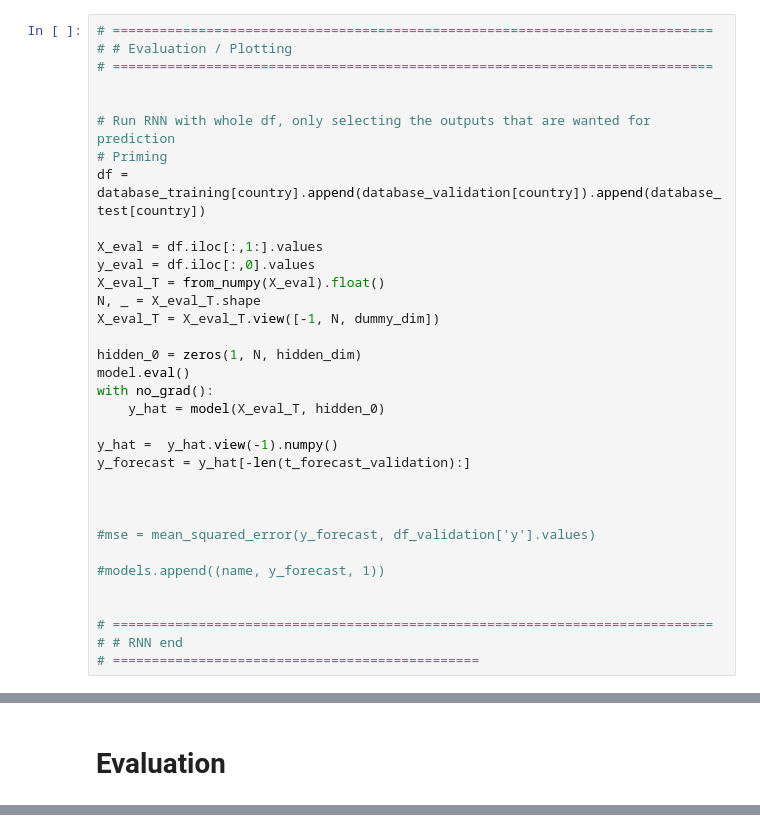
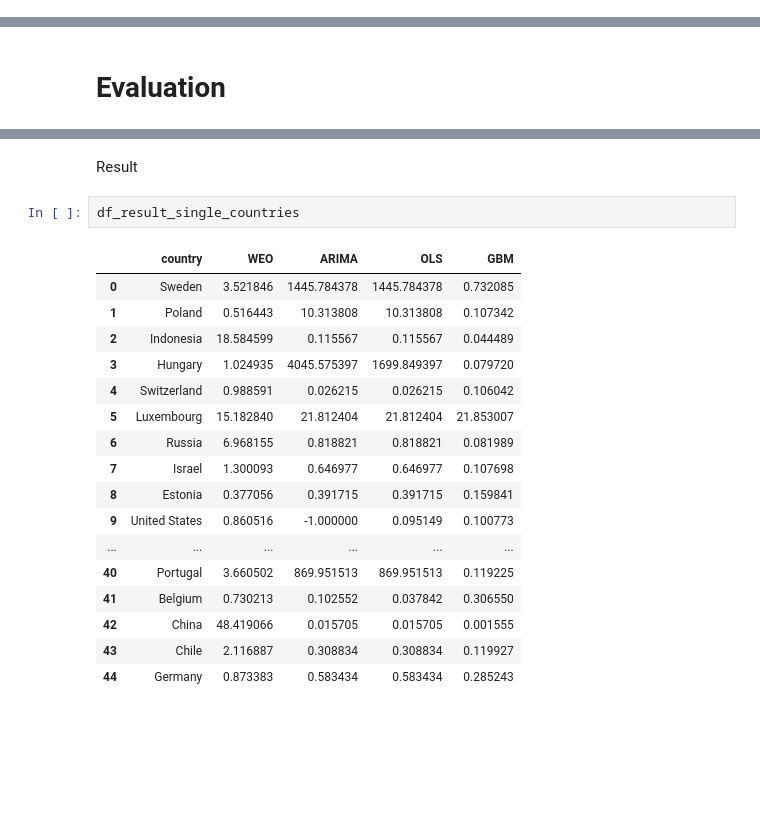
Before and after one commit to felix-ha/cfds_project, a Jupyter notebook: project_notebook.ipynb, the cells around one changed output, grey strips where cells are left out. Drawn from its saved outputs; the diff is of its cells as text; blank space fills up the shorter version.

Commit message:
results for single countries

```diff
--- a/project_notebook.ipynb
+++ b/project_notebook.ipynb
@@ -1326,37 +1443,3 @@ model.eval()
-# %%
-# =============================================================================
-# # Evaluation / Plotting
-# =============================================================================
-
-
-# Run RNN with whole df, only selecting the outputs that are wanted for prediction
-# Priming
-df = database_training[country].append(database_validation[country]).append(database_test[country])
-
-X_eval = df.iloc[:,1:].values
-y_eval = df.iloc[:,0].values
-X_eval_T = from_numpy(X_eval).float()
-N, _ = X_eval_T.shape
-X_eval_T = X_eval_T.view([-1, N, dummy_dim])
-
-hidden_0 = zeros(1, N, hidden_dim)
-model.eval()
-with no_grad():
-    y_hat = model(X_eval_T, hidden_0)
-
-y_hat =  y_hat.view(-1).numpy()
-y_forecast = y_hat[-len(t_forecast_validation):]
-
-
-
-#mse = mean_squared_error(y_forecast, df_validation['y'].values)
-
-#models.append((name, y_forecast, 1))
-
-
-# =============================================================================
-# # RNN end
-# ===============================================
 # %% [markdown]
 ## Reinforcement Learning
 # %% [markdown]
@@ -1395,0 +1689,22 @@ df_validation_sv
+# %% [markdown]
+Result
+# %%
+df_result_single_countries
+# %% [output]
+|  | country | WEO | ARIMA | OLS | GBM |
+| 0 | Sweden | 3.521846 | 1445.784378 | 1445.784378 | 0.732085 |
+| 1 | Poland | 0.516443 | 10.313808 | 10.313808 | 0.107342 |
+| 2 | Indonesia | 18.584599 | 0.115567 | 0.115567 | 0.044489 |
+| 3 | Hungary | 1.024935 | 4045.575397 | 1699.849397 | 0.079720 |
+| 4 | Switzerland | 0.988591 | 0.026215 | 0.026215 | 0.106042 |
+| 5 | Luxembourg | 15.182840 | 21.812404 | 21.812404 | 21.853007 |
+| 6 | Russia | 6.968155 | 0.818821 | 0.818821 | 0.081989 |
+| 7 | Israel | 1.300093 | 0.646977 | 0.646977 | 0.107698 |
+| 8 | Estonia | 0.377056 | 0.391715 | 0.391715 | 0.159841 |
+| 9 | United States | 0.860516 | -1.000000 | 0.095149 | 0.100773 |
+| ... | ... | ... | ... | ... | ... |
+| 40 | Portugal | 3.660502 | 869.951513 | 869.951513 | 0.119225 |
+| 41 | Belgium | 0.730213 | 0.102552 | 0.037842 | 0.306550 |
+| 42 | China | 48.419066 | 0.015705 | 0.015705 | 0.001555 |
+| 43 | Chile | 2.116887 | 0.308834 | 0.308834 | 0.119927 |
+| 44 | Germany | 0.873383 | 0.583434 | 0.583434 | 0.285243 |
```
Also changed, not shown: parts of 36 cells of this notebook.
